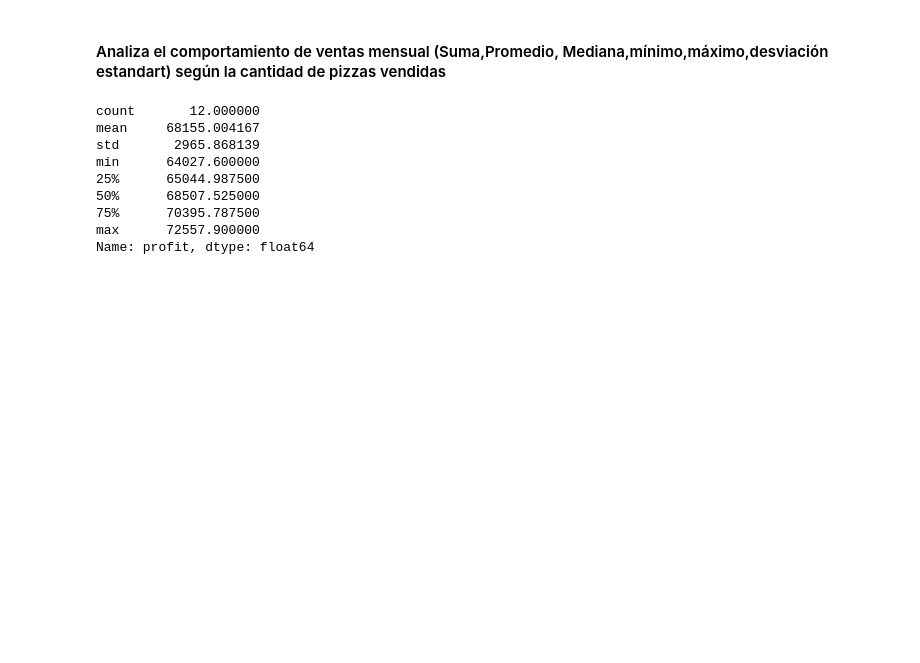
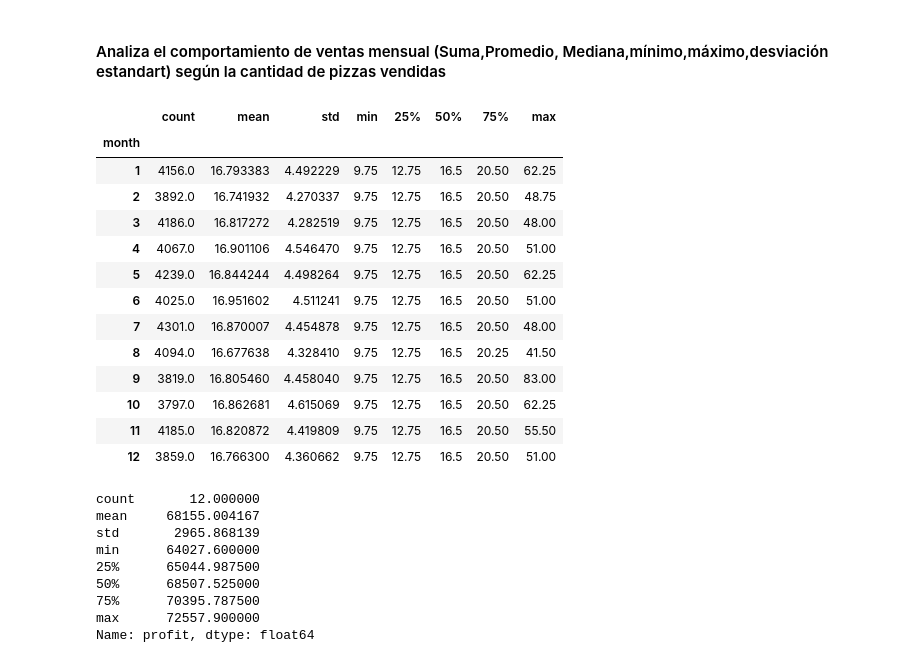
Before and after one commit to pablonunez81/ucom_intro_prog_final_work, a Jupyter notebook: M1_Trabajo_Final_pnunez_bbenitez.ipynb, the cells around one changed output. Saved outputs shown, nothing was run; the diff lists cells and outputs as text; code cells hidden in the pictures; blank space fills up the shorter version.

Commit message:
finalizando pendiente analisis de venta mensual

```diff
--- a/M1_Trabajo_Final_pnunez_bbenitez.ipynb
+++ b/M1_Trabajo_Final_pnunez_bbenitez.ipynb
@@ -485,7 +490,8 @@ mes con mayor venta: 2015-07-31 00:00:00. Importe facturado: 72557.9
 # %% [markdown]
 #### ¿Cuál es el promedio general de ventas por días de la semana?
 # %%
-ventas_por_dia_promedio = merge_orders_x_pizzas.groupby(['dia'])['profit'].mean()                         # pendiente ordenar si se puede
+merge_orders_x_pizzas['dia'] = merge_orders_x_pizzas['date'].dt.day_name()
+ventas_por_dia_promedio = merge_orders_x_pizzas.groupby(['dia'])['profit'].mean()
 ventas_por_dia_promedio
 # %% [output]
 dia
@@ -507,6 +513,24 @@ sns.heatmap(dias)
 [figure]
 # %% [markdown]
 #### Analiza el comportamiento de ventas mensual (Suma,Promedio, Mediana,mínimo,máximo,desviación estandart) según la cantidad de pizzas vendidas
+# %%
+#merge_orders_x_pizzas.resample('M')['profit'].sum().describe()              # dudoso
+merge_orders_x_pizzas.groupby(['month'])['profit'].describe()
+# %% [output]
+|  | count | mean | std | min | 25% | 50% | 75% | max |
+| month |  |  |  |  |  |  |  |  |
+| 1 | 4156.0 | 16.793383 | 4.492229 | 9.75 | 12.75 | 16.5 | 20.50 | 62.25 |
+| 2 | 3892.0 | 16.741932 | 4.270337 | 9.75 | 12.75 | 16.5 | 20.50 | 48.75 |
+| 3 | 4186.0 | 16.817272 | 4.282519 | 9.75 | 12.75 | 16.5 | 20.50 | 48.00 |
+| 4 | 4067.0 | 16.901106 | 4.546470 | 9.75 | 12.75 | 16.5 | 20.50 | 51.00 |
+| 5 | 4239.0 | 16.844244 | 4.498264 | 9.75 | 12.75 | 16.5 | 20.50 | 62.25 |
+| 6 | 4025.0 | 16.951602 | 4.511241 | 9.75 | 12.75 | 16.5 | 20.50 | 51.00 |
+| 7 | 4301.0 | 16.870007 | 4.454878 | 9.75 | 12.75 | 16.5 | 20.50 | 48.00 |
+| 8 | 4094.0 | 16.677638 | 4.328410 | 9.75 | 12.75 | 16.5 | 20.25 | 41.50 |
+| 9 | 3819.0 | 16.805460 | 4.458040 | 9.75 | 12.75 | 16.5 | 20.50 | 83.00 |
+| 10 | 3797.0 | 16.862681 | 4.615069 | 9.75 | 12.75 | 16.5 | 20.50 | 62.25 |
+| 11 | 4185.0 | 16.820872 | 4.419809 | 9.75 | 12.75 | 16.5 | 20.50 | 55.50 |
+| 12 | 3859.0 | 16.766300 | 4.360662 | 9.75 | 12.75 | 16.5 | 20.50 | 51.00 |
 # %%
 merge_orders_x_pizzas.resample('M')['profit'].sum().describe()              # dudoso
 # %% [output]
```
Also changed, not shown: parts of 9 cells of this notebook.
